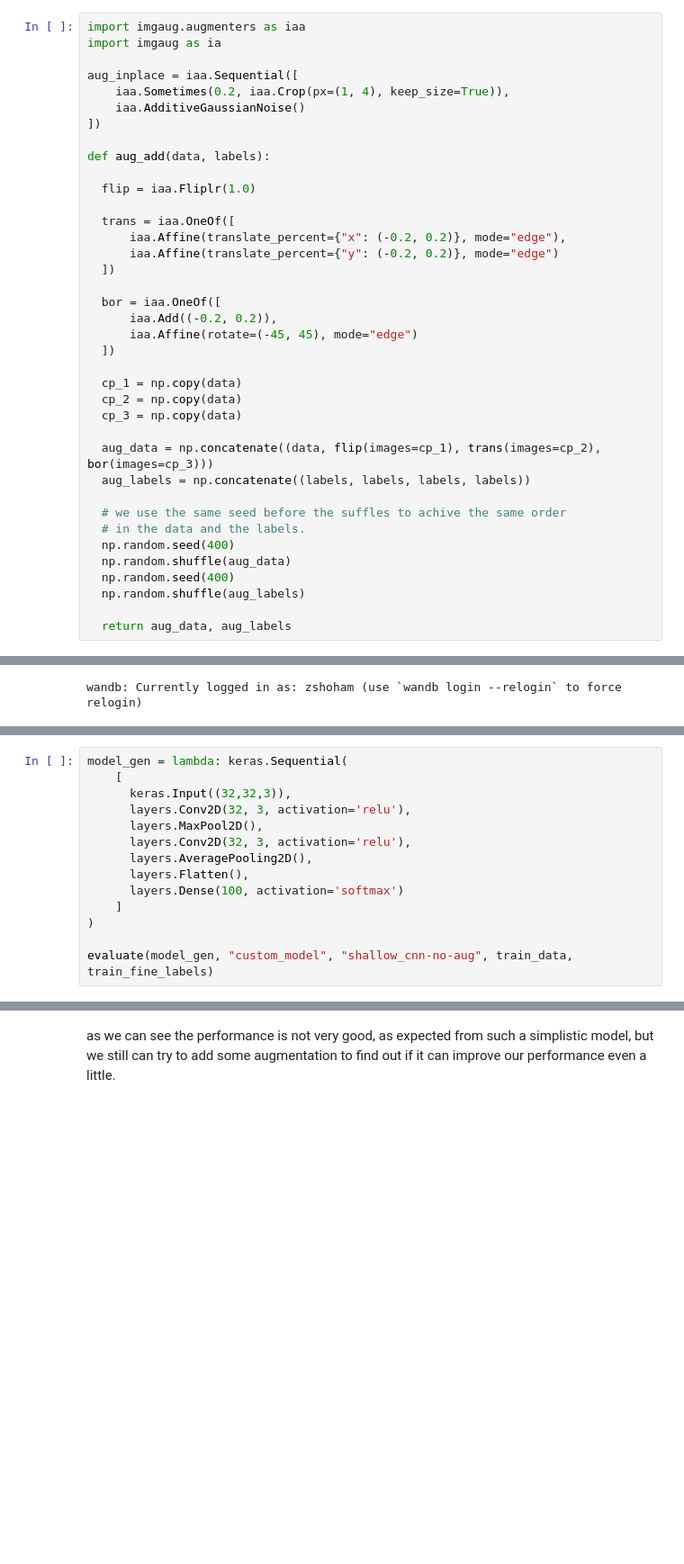
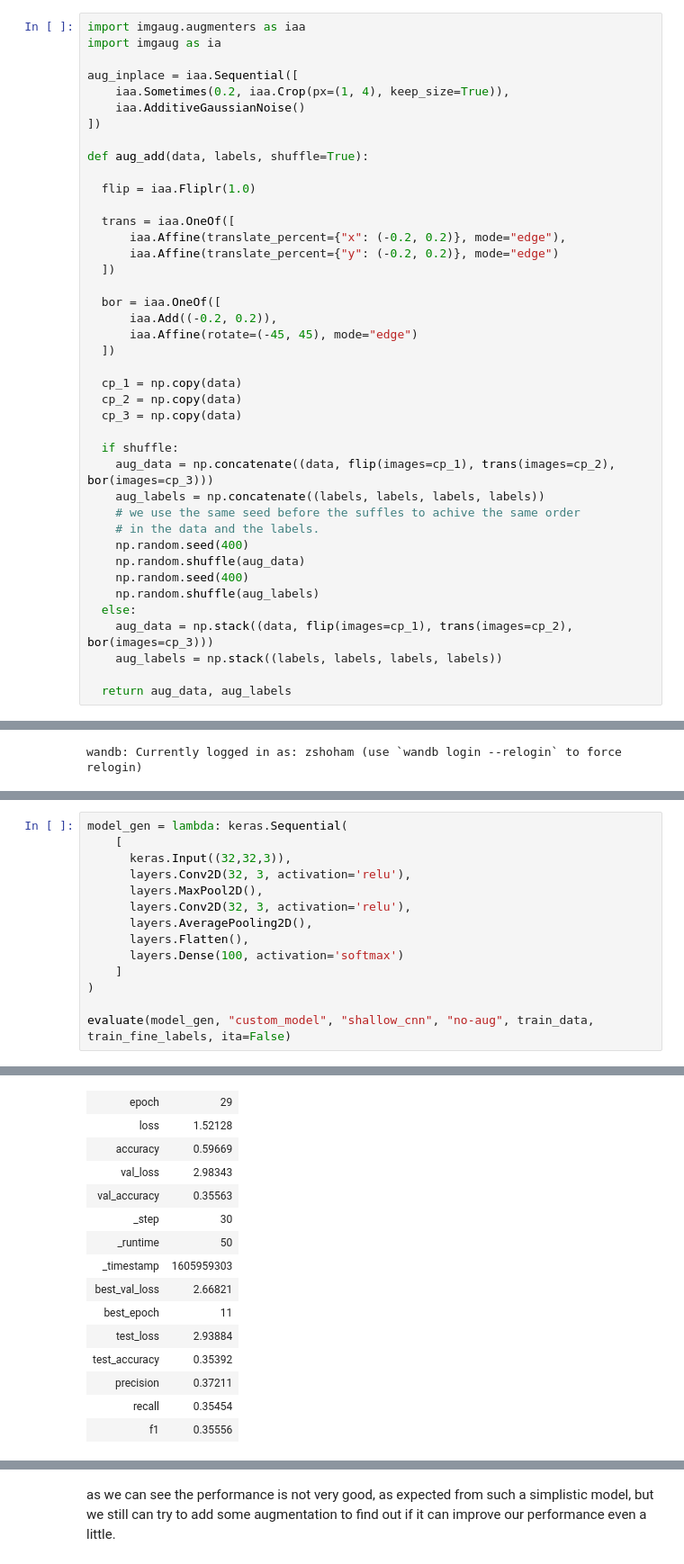
Before and after one commit to Zshoham/YHB, a Jupyter notebook: assignment1.ipynb, the cells around one changed output, grey strips where cells are left out. Shown: that part at 90% size. Saved outputs shown, nothing was run; the diff lists cells and outputs as text; blank space fills up the shorter version.

```diff
--- a/assignment1.ipynb
+++ b/assignment1.ipynb
@@ -178,7 +209,7 @@ aug_inplace = iaa.Sequential([
     iaa.AdditiveGaussianNoise()
 ])
 
-def aug_add(data, labels):
+def aug_add(data, labels, shuffle=True):
 
   flip = iaa.Fliplr(1.0)
 
@@ -196,15 +227,18 @@ def aug_add(data, labels):
   cp_2 = np.copy(data)
   cp_3 = np.copy(data)
 
-  aug_data = np.concatenate((data, flip(images=cp_1), trans(images=cp_2), bor(images=cp_3)))
-  aug_labels = np.concatenate((labels, labels, labels, labels))
-
-  # we use the same seed before the suffles to achive the same order
-  # in the data and the labels.
-  np.random.seed(400)
-  np.random.shuffle(aug_data)
-  np.random.seed(400)
-  np.random.shuffle(aug_labels)
+  if shuffle:
+    aug_data = np.concatenate((data, flip(images=cp_1), trans(images=cp_2), bor(images=cp_3)))
+    aug_labels = np.concatenate((labels, labels, labels, labels))
+    # we use the same seed before the suffles to achive the same order
+    # in the data and the labels.
+    np.random.seed(400)
+    np.random.shuffle(aug_data)
+    np.random.seed(400)
+    np.random.shuffle(aug_labels)
+  else:
+    aug_data = np.stack((data, flip(images=cp_1), trans(images=cp_2), bor(images=cp_3)))
+    aug_labels = np.stack((labels, labels, labels, labels))
 
   return aug_data, aug_labels
 # %% [markdown]
@@ -309,4 +390,5 @@ model_gen = lambda: keras.Sequential(
     ]
 )
 
-evaluate(model_gen, "custom_model", "shallow_cnn-no-aug", train_data, train_fine_labels)
+evaluate(model_gen, "custom_model", "shallow_cnn", "no-aug", train_data, train_fine_labels, ita=False)
+# %% [output]
@@ -312,0 +423,15 @@ evaluate(model_gen, "custom_model", "shallow_cnn-no-aug", train_data, train_fine
+| epoch | 29 |
+| loss | 1.52128 |
+| accuracy | 0.59669 |
+| val_loss | 2.98343 |
+| val_accuracy | 0.35563 |
+| _step | 30 |
+| _runtime | 50 |
+| _timestamp | 1605959303 |
+| best_val_loss | 2.66821 |
+| best_epoch | 11 |
+| test_loss | 2.93884 |
+| test_accuracy | 0.35392 |
+| precision | 0.37211 |
+| recall | 0.35454 |
+| f1 | 0.35556 |
```
Also changed, not shown: parts of 16 cells of this notebook.
